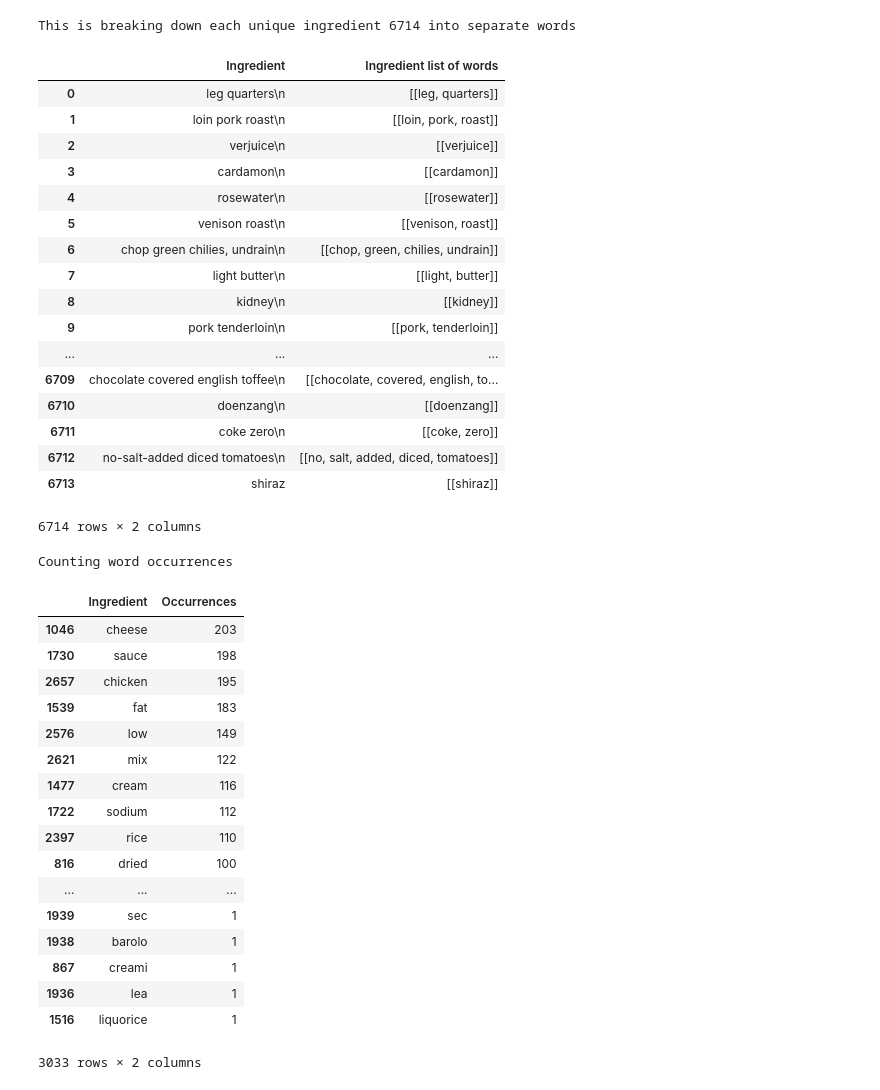
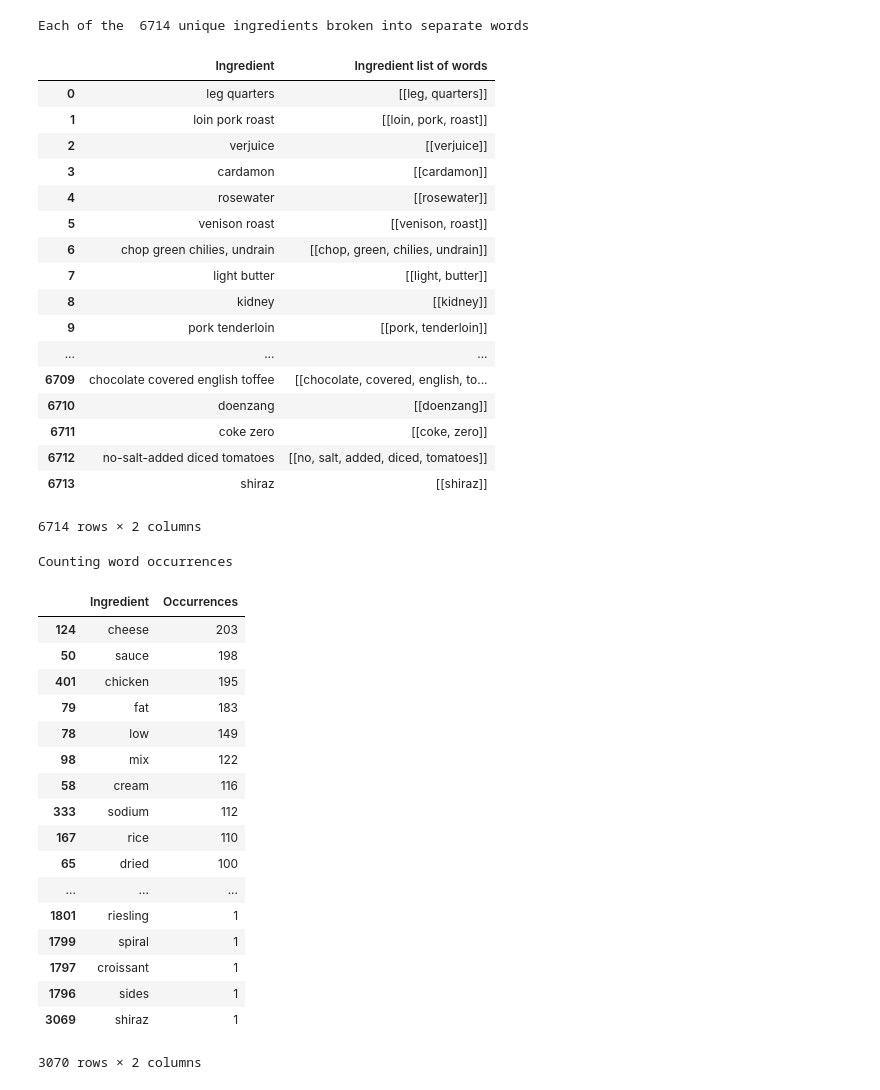
Before and after one commit to SinaSarparast/CPFSO, a Jupyter notebook: JupyterNotebook/ingredients_store.ipynb, the cells around one changed output. Saved outputs shown, nothing was run; the diff lists cells and outputs as text; code cells hidden in the pictures.

Commit message:
Ingredients processing

```diff
--- a/JupyterNotebook/ingredients_store.ipynb
+++ b/JupyterNotebook/ingredients_store.ipynb
@@ -1,44 +1,41 @@
 # %%
-#display unique ingredients words file in a panda data frame
+#split up unique ingredients words
 
 import pickle
 import pandas as pd
 
 # read python dict back from the file
-pkl_file = open('workingingredients.pkl', 'rb')
+pkl_file = open('./ProcessedData/workingingredients.pkl', 'rb')
 workingingredients = pickle.load(pkl_file)
 pkl_file.close()
 
 ingredientslist=[]
 ingredientsphrase=[]
-
 for key, value in workingingredients.items():
     ingredientsphrase.append(str(key))
     ingredientslist.append(value)
 
-print("This is breaking down each unique ingredient %d into separate words" % len(ingredientsphrase))
-
-#unique word against ingredients it appears in
+print("Each of the  %d unique ingredients broken into separate words" % len(ingredientsphrase))
 df = pd.DataFrame({'Ingredient': ingredientsphrase, 'Ingredient list of words':ingredientslist})
 df
 # %% [output]
-This is breaking down each unique ingredient 6714 into separate words
+Each of the  6714 unique ingredients broken into separate words
 |  | Ingredient | Ingredient list of words |
-| 0 | leg quarters\n | [[leg, quarters]] |
-| 1 | loin pork roast\n | [[loin, pork, roast]] |
-| 2 | verjuice\n | [[verjuice]] |
-| 3 | cardamon\n | [[cardamon]] |
-| 4 | rosewater\n | [[rosewater]] |
-| 5 | venison roast\n | [[venison, roast]] |
-| 6 | chop green chilies, undrain\n | [[chop, green, chilies, undrain]] |
-| 7 | light butter\n | [[light, butter]] |
-| 8 | kidney\n | [[kidney]] |
-| 9 | pork tenderloin\n | [[pork, tenderloin]] |
+| 0 | leg quarters | [[leg, quarters]] |
+| 1 | loin pork roast | [[loin, pork, roast]] |
+| 2 | verjuice | [[verjuice]] |
+| 3 | cardamon | [[cardamon]] |
+| 4 | rosewater | [[rosewater]] |
+| 5 | venison roast | [[venison, roast]] |
+| 6 | chop green chilies, undrain | [[chop, green, chilies, undrain]] |
+| 7 | light butter | [[light, butter]] |
+| 8 | kidney | [[kidney]] |
+| 9 | pork tenderloin | [[pork, tenderloin]] |
 | ... | ... | ... |
-| 6709 | chocolate covered english toffee\n | [[chocolate, covered, english, to... |
-| 6710 | doenzang\n | [[doenzang]] |
-| 6711 | coke zero\n | [[coke, zero]] |
-| 6712 | no-salt-added diced tomatoes\n | [[no, salt, added, diced, tomatoes]] |
+| 6709 | chocolate covered english toffee | [[chocolate, covered, english, to... |
+| 6710 | doenzang | [[doenzang]] |
+| 6711 | coke zero | [[coke, zero]] |
+| 6712 | no-salt-added diced tomatoes | [[no, salt, added, diced, tomatoes]] |
 | 6713 | shiraz | [[shiraz]] |
 6714 rows × 2 columns
 # %%
@@ -46,57 +43,57 @@ import pickle
 import pandas as pd
 
 # read python dict back from the file
-pkl_file = open('workingingredients.pkl', 'rb')
+pkl_file = open('./ProcessedData/workingingredients.pkl', 'rb')
 workingingredients = pickle.load(pkl_file)
 pkl_file.close()
 
 countwordsappearing = {}
 #count how many times the ingredient word appears across the corpus
 for key, value in workingingredients.items():
     ingredientswords = value
     for wordlist in ingredientswords:
-        #I am making every ingredient word lower case, all occurrences added together
+        #making every ingredient word lower case, all occurrences added together
         for word in wordlist:
             word = word.lower()
             countme = 0
             countwordsappearing.setdefault(word,0)
             countwordsappearing[word]= countwordsappearing[word]+1
 
 #do not run this unless needed! writing to countedingredientwords
-output = open('countedingredientwords.pkl', 'wb')
+output = open('./ProcessedData/countedingredientwords.pkl', 'wb')
 pickle.dump(countwordsappearing, output)
 output.close()
 
 ingredientword=[]
 occurrences=[]
 for key, value in countwordsappearing.items():
     ingredientword.append(str(key))
     occurrences.append(value)
 
 #df = pd.DataFrame(countwordsappearing.items(),
  #               columns=['Ingredient word', 'Occurrences']).sort_values(by=['Occurrences'],ascending=False)
 
 print("Counting word occurrences")
 df = pd.DataFrame({'Ingredient': ingredientword, 'Occurrences':occurrences}).sort_values(by=['Occurrences'],ascending=False)
 df
 # %% [output]
 Counting word occurrences
 |  | Ingredient | Occurrences |
-| 1046 | cheese | 203 |
-| 1730 | sauce | 198 |
-| 2657 | chicken | 195 |
-| 1539 | fat | 183 |
-| 2576 | low | 149 |
-| 2621 | mix | 122 |
-| 1477 | cream | 116 |
-| 1722 | sodium | 112 |
-| 2397 | rice | 110 |
-| 816 | dried | 100 |
+| 124 | cheese | 203 |
+| 50 | sauce | 198 |
+| 401 | chicken | 195 |
+| 79 | fat | 183 |
+| 78 | low | 149 |
+| 98 | mix | 122 |
+| 58 | cream | 116 |
+| 333 | sodium | 112 |
+| 167 | rice | 110 |
+| 65 | dried | 100 |
 | ... | ... | ... |
-| 1939 | sec | 1 |
-| 1938 | barolo | 1 |
-| 867 | creami | 1 |
-| 1936 | lea | 1 |
-| 1516 | liquorice | 1 |
+| 1801 | riesling | 1 |
+| 1799 | spiral | 1 |
+| 1797 | croissant | 1 |
+| 1796 | sides | 1 |
+| 3069 | shiraz | 1 |
-3033 rows × 2 columns
+3070 rows × 2 columns
 # %%
```
Also changed, not shown: parts of 2 cells of this notebook, 9 other files.
